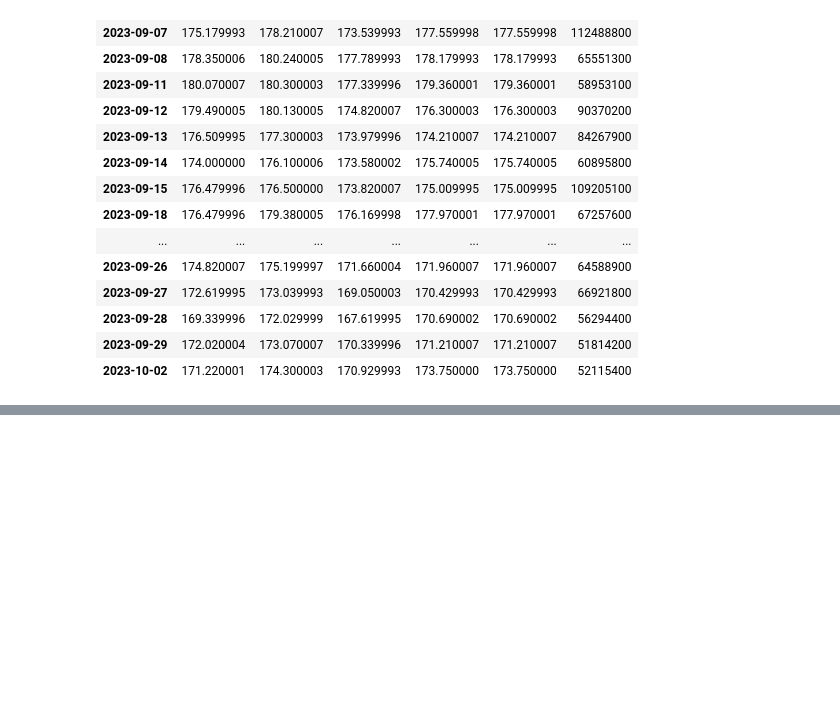
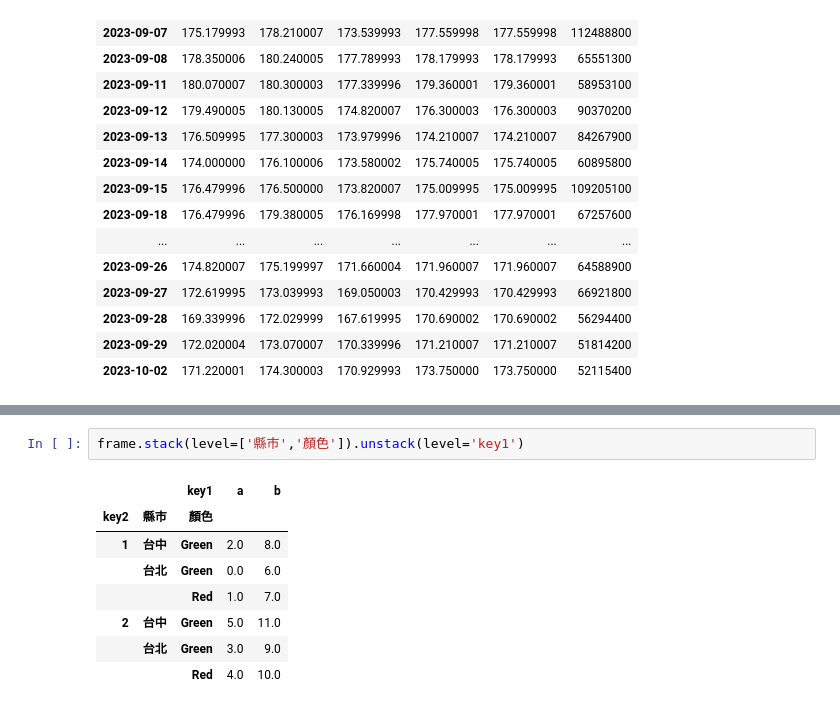
Before and after one commit to ElenaTsai/2023_07_27, a Jupyter notebook: lesson20_1.ipynb, the cells around one changed output, grey strips where cells are left out. Saved outputs shown, nothing was run; the diff lists cells and outputs as text; blank space fills up the shorter version.

```diff
--- a/lesson20_1.ipynb
+++ b/lesson20_1.ipynb
@@ -361,0 +497,11 @@ data
+# %%
+frame.stack(level=['縣市','顏色']).unstack(level='key1')
+# %% [output]
+|  |  | key1 | a | b |
+| key2 | 縣市 | 顏色 |  |  |
+| 1 | 台中 | Green | 2.0 | 8.0 |
+|  | 台北 | Green | 0.0 | 6.0 |
+|  |  | Red | 1.0 | 7.0 |
+| 2 | 台中 | Green | 5.0 | 11.0 |
+|  | 台北 | Green | 3.0 | 9.0 |
+|  |  | Red | 4.0 | 10.0 |
```
Also changed, not shown: parts of 10 cells of this notebook, 2 other files.
